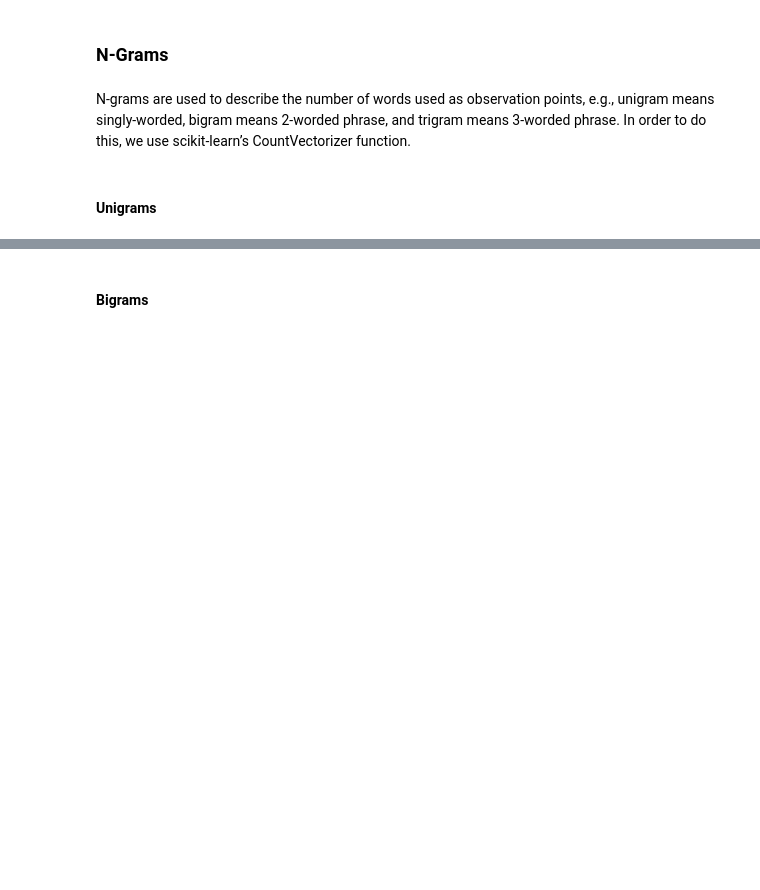
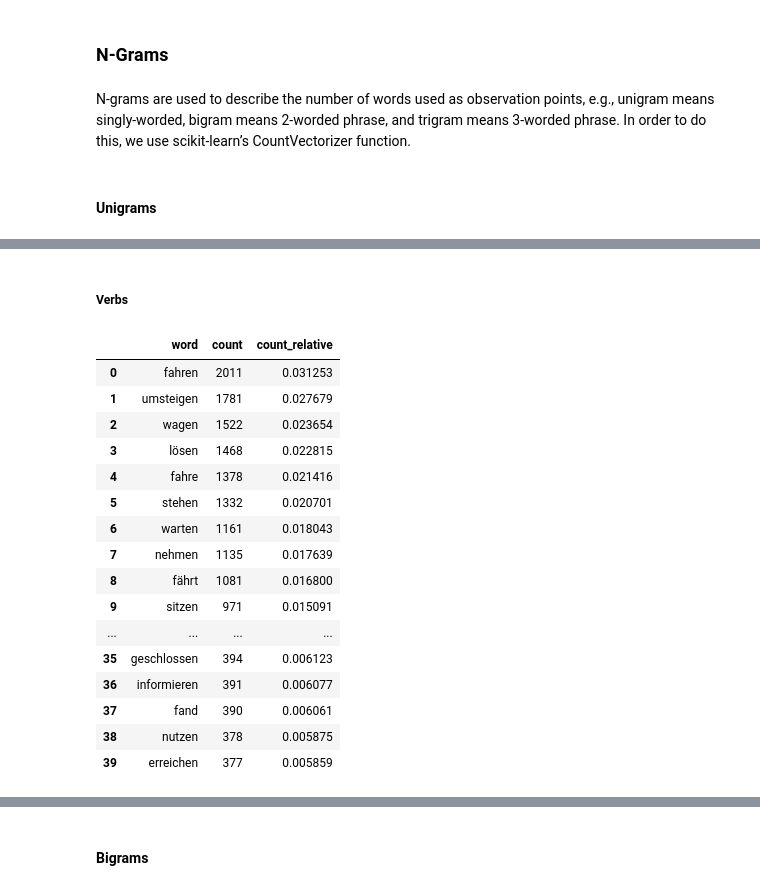
Before and after one commit to Faices/nlp-satisfaction, a Jupyter notebook: 03-EDA.ipynb, the cells around one changed output, grey strips where cells are left out. Drawn from its saved outputs; the diff is of its cells as text; code cells hidden in the pictures; blank space fills up the shorter version.

```diff
--- a/03-EDA.ipynb
+++ b/03-EDA.ipynb
@@ -464,3 +486,30 @@ fig.update_layout(
 fig.show()
 
 pio.write_image(fig,"images/fig-Unigrams-"+label_plots+"-barchart.svg") #save fig as svg
+# %% [markdown]
+##### Verbs
+# %%
+common_words = get_top_n_ngrams(corpus=join_list_of_list(dataframe_selected['verbs']), n=40, ngram_range=(1,1))
+#common_words = get_top_n_ngrams(corpus=dataframe_selected['text_preprocessed'], n=10, ngram_range=(1,1))
+
+unigrams = pd.DataFrame(common_words, columns = ['word' , 'count'])
+unigrams['count_relative']=(unigrams['count']/dataframe_selected_len)
+unigrams
+# %% [output]
+|  | word | count | count_relative |
+| 0 | fahren | 2011 | 0.031253 |
+| 1 | umsteigen | 1781 | 0.027679 |
+| 2 | wagen | 1522 | 0.023654 |
+| 3 | lösen | 1468 | 0.022815 |
+| 4 | fahre | 1378 | 0.021416 |
+| 5 | stehen | 1332 | 0.020701 |
+| 6 | warten | 1161 | 0.018043 |
+| 7 | nehmen | 1135 | 0.017639 |
+| 8 | fährt | 1081 | 0.016800 |
+| 9 | sitzen | 971 | 0.015091 |
+| ... | ... | ... | ... |
+| 35 | geschlossen | 394 | 0.006123 |
+| 36 | informieren | 391 | 0.006077 |
+| 37 | fand | 390 | 0.006061 |
+| 38 | nutzen | 378 | 0.005875 |
+| 39 | erreichen | 377 | 0.005859 |
```
Also changed, not shown: parts of 48 cells of this notebook, 26 other files.
